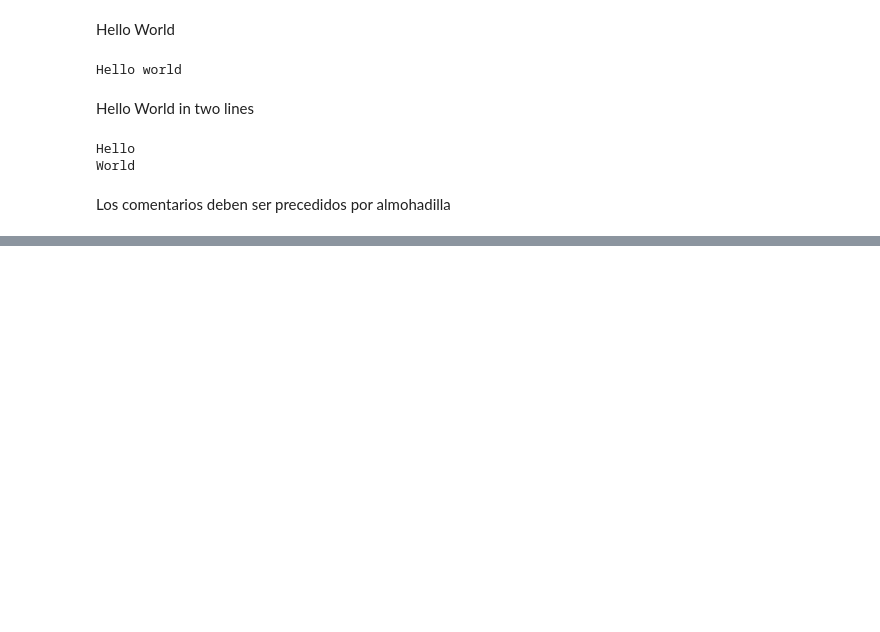
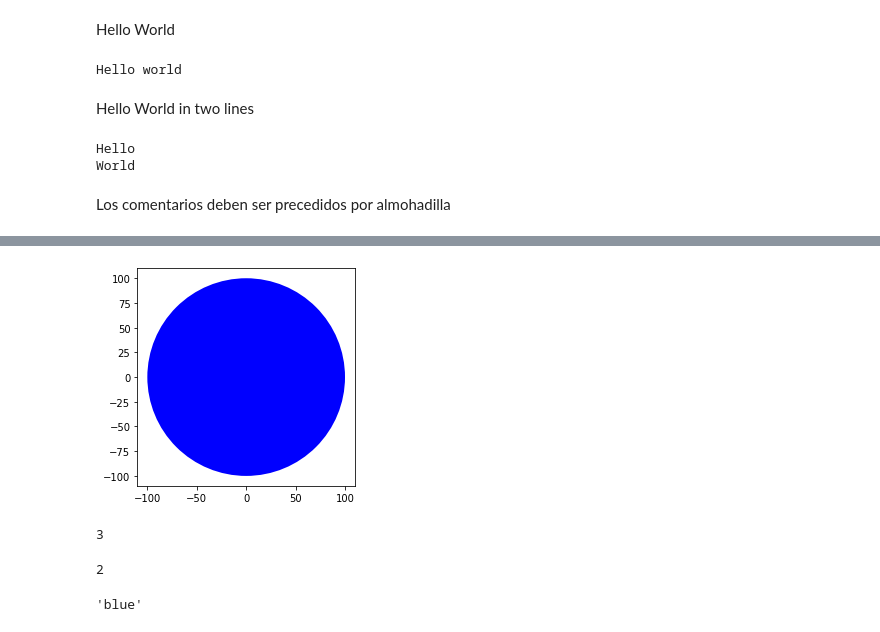
Before and after one commit to PosgradoMNA/actividades-de-aprendizaje-pnogueron, a Jupyter notebook: Semana1_Activida2_A01097897.ipynb, the cells around one changed output, grey strips where cells are left out. Saved outputs shown, nothing was run; the diff lists cells and outputs as text; code cells hidden in the pictures; blank space fills up the shorter version.

```diff
--- a/Semana1_Activida2_A01097897.ipynb
+++ b/Semana1_Activida2_A01097897.ipynb
@@ -21,0 +1472,6 @@ Los comentarios deben ser precedidos por almohadilla
+# %%
+#Write a for loop the prints out all the element between -5 and 5 using the range function.
+r = range(-4, 5)
+
+for i in r:
+  print(i)
@@ -21,0 +2122,4 @@ Los comentarios deben ser precedidos por almohadilla
+# %%
+# Create a blue circle with a given radius
+
+BlueCircle = Circle(radius=100)
@@ -21,0 +2138,6 @@ Los comentarios deben ser precedidos por almohadilla
+# %%
+# Call the method drawCircle
+
+BlueCircle.drawCircle()
+# %% [output]
+[figure, added]
@@ -21,0 +2164,18 @@ Los comentarios deben ser precedidos por almohadilla
+# %%
+# Print the object attribute height
+
+SkinnyBlueRectangle.height
+# %% [output]
+3
+# %%
+# Print the object attribute width
+
+SkinnyBlueRectangle.width
+# %% [output]
+2
+# %%
+# Print the object attribute color
+
+SkinnyBlueRectangle.color
+# %% [output]
+'blue'
```
Also changed, not shown: parts of 303 cells of this notebook.
